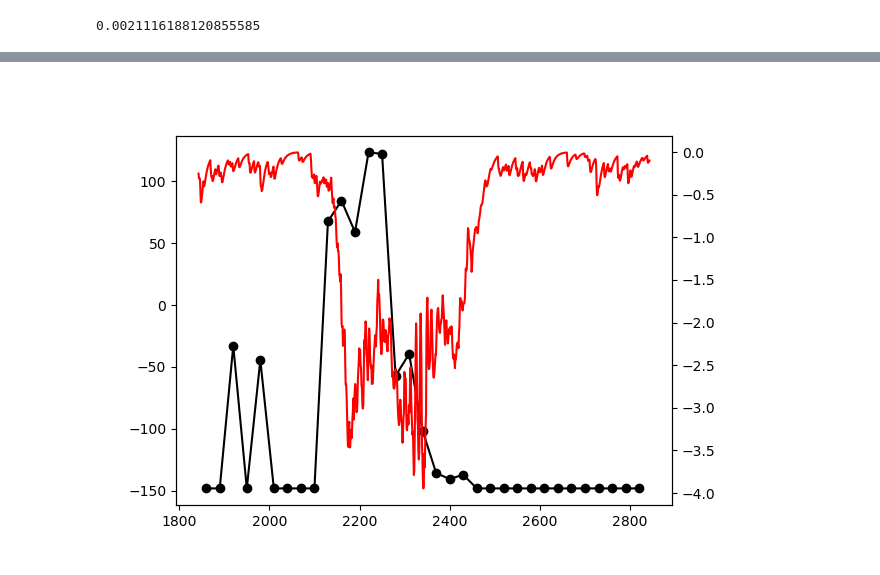
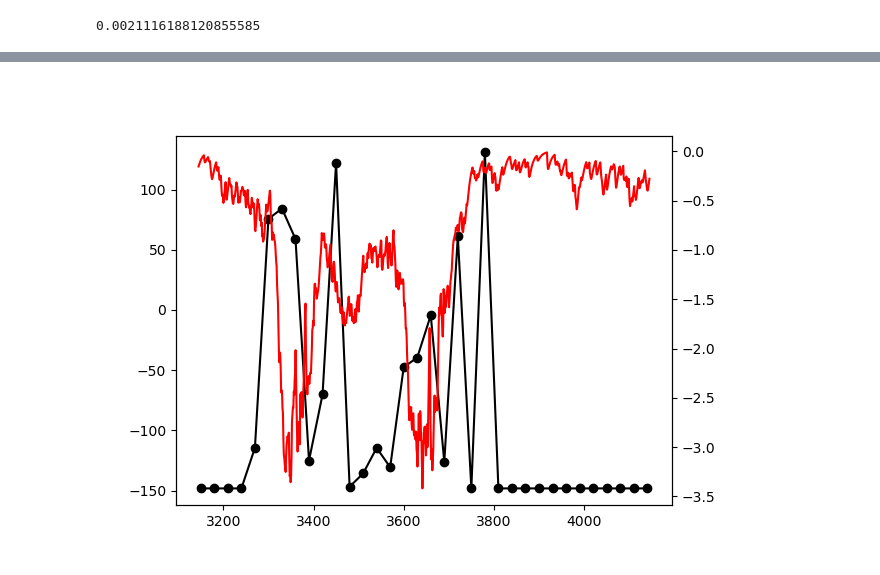
Before and after one commit to justidy1/IctalPlaceCell, a Jupyter notebook: query_replay.ipynb, the cells around one changed output, grey strips where cells are left out. Drawn from its saved outputs; the diff is of its cells as text; code cells hidden in the pictures.

```diff
--- a/query_replay.ipynb
+++ b/query_replay.ipynb
@@ -529,10 +529,18 @@ p
 # %% [output]
 0.0021116188120855585
 # %%
+###################################
+###################################
+###################################
+# THIS IS NOT WORKING AS EXPECTED...
+###################################
+###################################
+###################################
+
 def compute_hfo_to_hfo_spike_pat_cor(tmax = 5000,seed=1234):
     fs = 1000
     L_grab = 500
-    hfo_spike_cor = []
+    hfo_spike_cor = np.array((2,1))
     for wh in range(1):
         s_times_ctrl,s_senders_ctrl,_,_,_,CA1_lfp_sig_ctrl,CA1_lfp_sig_ctrl_ts,_,pf_CA1_ctrl = sim_wrapper(data,wh,False,tmax,[-60,-40],2000,cue_weight=0,seed=seed)
         s_times_ictal,s_senders_ictal,_,_,_,CA1_lfp_sig_ictal,CA1_lfp_sig_ictal_ts,_,pf_CA1_ictal = sim_wrapper(data,wh,True,tmax,[-60,-40],2000,cue_weight=0,seed=seed)
@@ -567,7 +575,22 @@ def compute_hfo_to_hfo_spike_pat_cor(tmax = 5000,seed=1234):
             states_CA1_ictal.append(pop_vec_CA1_ictal_t_interp(pop_vec_CA1_ictal_t[pop_vec_CA1_ictal_t_idx]))
             ts_pv_ictal.append(pop_vec_CA1_ictal_t[pop_vec_CA1_ictal_t_idx])
 
-    return states_CA1_ctrl,states_CA1_ictal,ts_pv_ctrl,ts_pv_ictal,t_osc_ctrl_CA1,t_osc_ictal_CA1,lfp_ctrl_CA1,lfp_ictal_CA1
+        # compute the correlation between each unique pair of pv and then average
+        temp_corr_ctrl = []
+        temp_corr_ictal = []
+        for i in range(len(states_CA1_ctrl)):
+            for j in range(i+1,len(states_CA1_ctrl)):
+                temp_corr_ctrl.append(np.corrcoef(states_CA1_ctrl[i],states_CA1_ctrl[j])[0,1])
 
-states_CA1_ctrl,states_CA1_ictal,ts_pv_ctrl,ts_pv_ictal,t_osc_ctrl_CA1,t_osc_ictal_CA1,lfp_ctrl_CA1,lfp_ictal_CA1 = compute_hfo_to_hfo_spike_pat_cor()
+        for i in range(len(states_CA1_ictal)):
+            for j in range(i+1,len(states_CA1_ictal)):
+                temp_corr_ictal.append(np.corrcoef(states_CA1_ictal[i],states_CA1_ictal[j])[0,1])
+
+        # average the correlation
+        hfo_spike_cor[0,wh] = np.mean(temp_corr_ctrl)
+        hfo_spike_cor[1,wh] = np.mean(temp_corr_ictal)
+
+    return hfo_spike_cor,states_CA1_ctrl,states_CA1_ictal,ts_pv_ctrl,ts_pv_ictal,t_osc_ctrl_CA1,t_osc_ictal_CA1,lfp_ctrl_CA1,lfp_ictal_CA1
+
+mean_corr,states_CA1_ctrl,states_CA1_ictal,ts_pv_ctrl,ts_pv_ictal,t_osc_ctrl_CA1,t_osc_ictal_CA1,lfp_ctrl_CA1,lfp_ictal_CA1 = compute_hfo_to_hfo_spike_pat_cor()
 # %% [output]
@@ -591,10 +615,10 @@ Aug 02 18:24:47 SimulationManager::run [Info]:
 # %%
-wh_p = 2
+wh_p = 4
 plt.close('all')
 plt.figure()
 plt.plot(ts_pv_ctrl[wh_p],states_CA1_ctrl[wh_p],'-ok')
 plt.twinx()
 plt.plot(t_osc_ctrl_CA1[wh_p],lfp_ctrl_CA1[wh_p],'r')
 plt.show()
 # %% [output]
-[figure, old version]
+[figure, new version]
```
Also changed, not shown: parts of 7 cells of this notebook.
